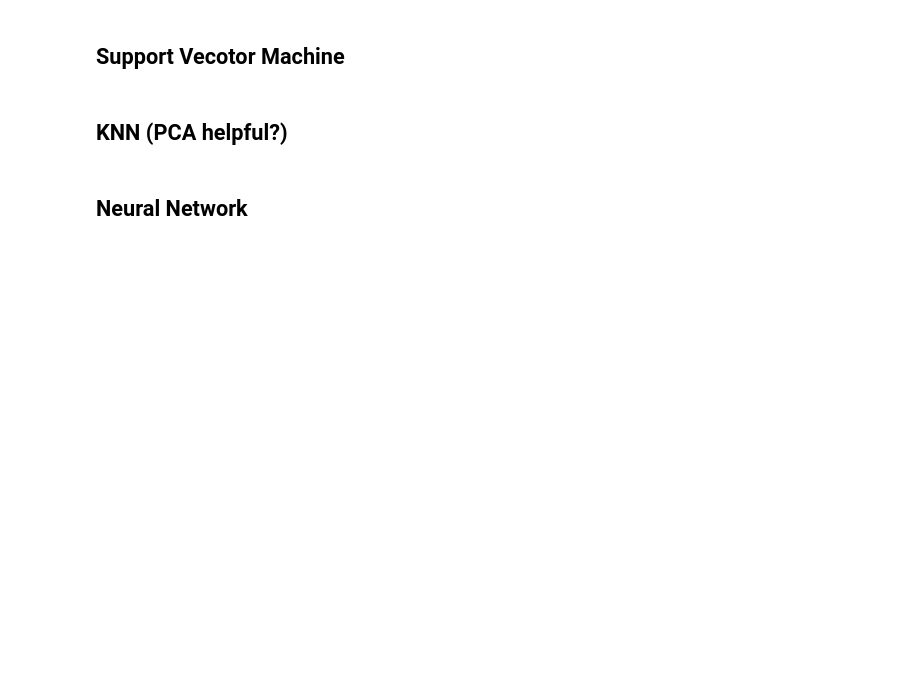
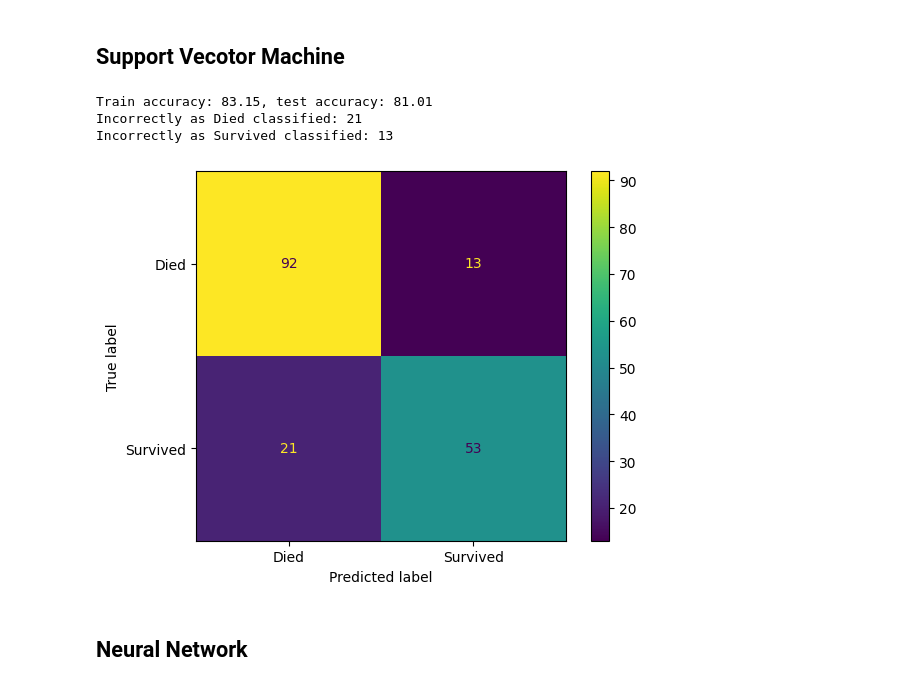
Before and after one commit to alexehrlich/titanic, a Jupyter notebook: data_exploration.ipynb, the cells around one changed output. Cells and saved outputs as stored; diff of their text form; code cells hidden in the pictures; blank space fills up the shorter version.

```diff
--- a/data_exploration.ipynb
+++ b/data_exploration.ipynb
@@ -536,9 +573,17 @@ Train accuracy: 86.66, test accuracy: 79.89
 # %% [markdown]
 ## Support Vecotor Machine
 # %%
-#TBD
+from sklearn.svm import SVC
+
+svc_clf = SVC()
+svc_clf.fit(X_train, y_train)
+
+evaluate_model(svc_clf, X_train, X_test, y_train, y_test)
+# %% [output]
+Train accuracy: 83.15, test accuracy: 81.01
+Incorrectly as Died classified: 21
+Incorrectly as Survived classified: 13
+[figure, added]
-# %% [markdown]
-## KNN (PCA helpful?)
 # %% [markdown]
 ## Neural Network
 # %%
```
Also changed, not shown: parts of 14 cells of this notebook, 1 other file.
